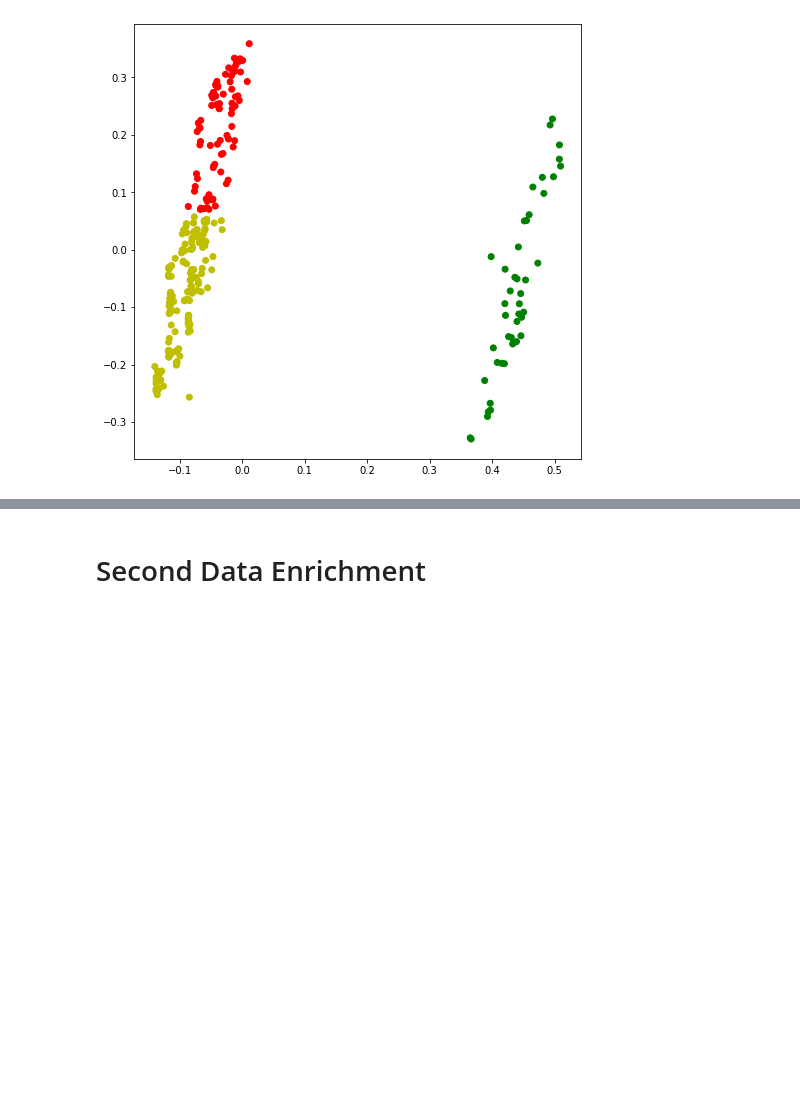
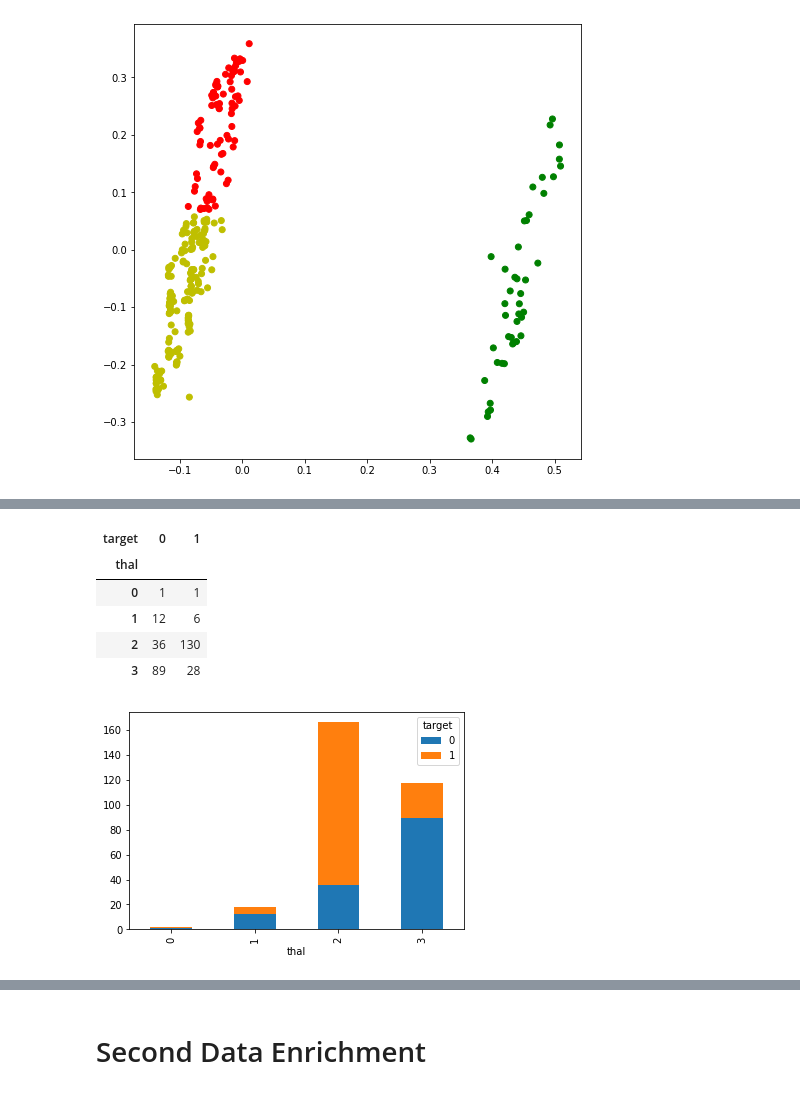
Before and after one commit to snarvekark/ML_Assignments, a Jupyter notebook: MidTerm_Project.ipynb, the cells around one changed output, grey strips where cells are left out. Cells and saved outputs as stored; diff of their text form; code cells hidden in the pictures; blank space fills up the shorter version.

```diff
--- a/MidTerm_Project.ipynb
+++ b/MidTerm_Project.ipynb
@@ -486,0 +515,18 @@ K-Means Clustering using SciKit Learn
+# %%
+# Here we analyze thal agains target
+
+thal_target = pd.crosstab(df.thal, df.target)
+thal_target.plot.bar(stacked=True);
+thal_target
+
+# When thal 2 target 1, else targe 0
+
+# We spot a new feature
+# %% [output]
+| target | 0 | 1 |
+| thal |  |  |
+| 0 | 1 | 1 |
+| 1 | 12 | 6 |
+| 2 | 36 | 130 |
+| 3 | 89 | 28 |
+[figure, added]
```
Also changed, not shown: parts of 10 cells of this notebook.
